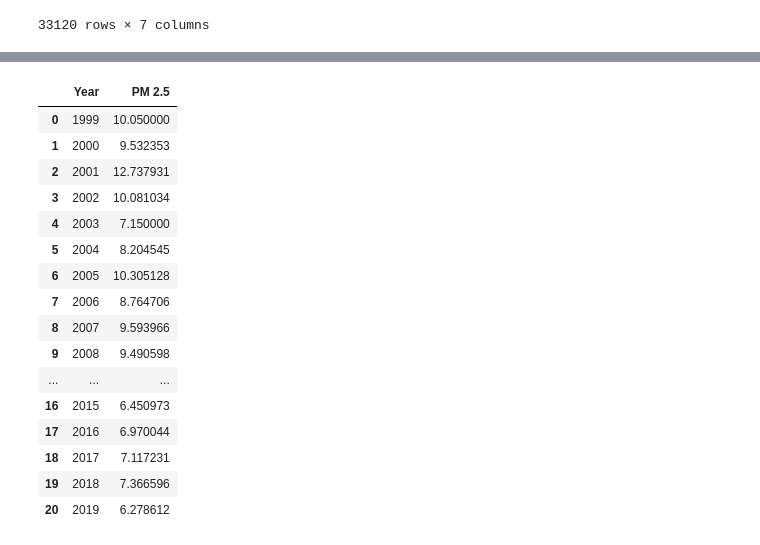
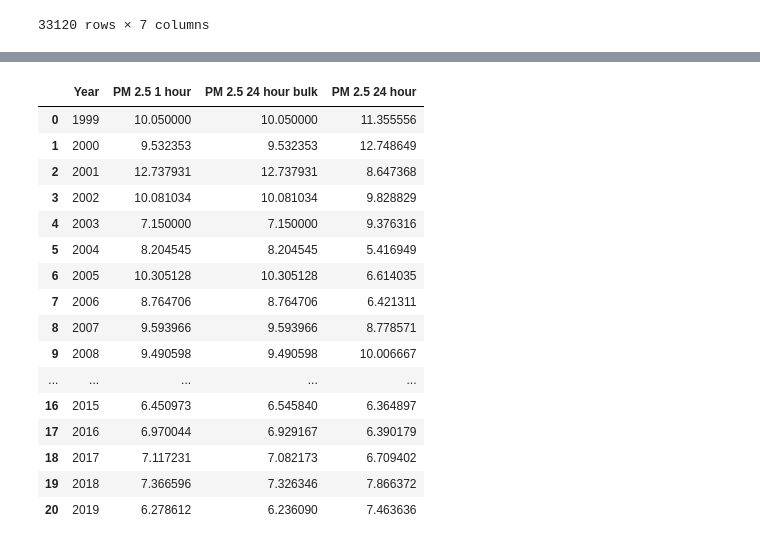
Before and after one commit to abbylemon/fake-news, a Jupyter notebook: AirQuality.ipynb, the cells around one changed output, grey strips where cells are left out. Saved outputs shown, nothing was run; the diff lists cells and outputs as text; code cells hidden in the pictures.

```diff
--- a/AirQuality.ipynb
+++ b/AirQuality.ipynb
@@ -66,9 +66,11 @@ census_pd
 # by state (minnesota)
 email = 'abby.lemon22@gmail.com'
 state_code = "27"
-pm2_5 = []
+pm2_5_1Hour = []
+pm2_5_24HourBulk = []
+pm2_5_24Hour = []
 year_list = []
-years = [x for x in range(1980,2020)]
+years = [x for x in range(1989,2020)]
 # PM2.5 - Local Conditions
 pollutant = "88101"
 for year in years:
@@ -79,7 +81,9 @@ for year in years:
     response = requests.get(url).json()
     try:
 #         print(url)
-        pm2_5.append(response['Data'][0]['arithmetic_mean'])
+        pm2_5_1Hour.append(response['Data'][0]['arithmetic_mean'])
+        pm2_5_24HourBulk.append(response['Data'][1]['arithmetic_mean'])
+        pm2_5_24Hour.append(response['Data'][5]['arithmetic_mean'])
         year_list.append(response['Data'][0]['year'])
     except:
         print(f"had to skip {year}")
@@ -105,26 +111,28 @@ https://aqs.epa.gov/data/api/annualData/byState?email=abby.lemon22@gmail.com&key
 # %%
-pm2_5_df = pd.DataFrame([year_list,pm2_5]).T
+pm2_5_df = pd.DataFrame([year_list,pm2_5_1Hour,pm2_5_24HourBulk,pm2_5_24Hour]).T
 pm2_5_df = pm2_5_df.rename(columns={0:'Year',
-                                    1:'PM 2.5'
+                                    1:'PM 2.5 1 hour',
+                                    2:'PM 2.5 24 hour bulk',
+                                    3:'PM 2.5 24 hour'
 })
 pm2_5_df['Year'] = pm2_5_df['Year'].astype(int)
 # pm2_5_df['PM 2.5'] = pm2_5
 pm2_5_df
 # %% [output]
-|  | Year | PM 2.5 |
-| 0 | 1999 | 10.050000 |
-| 1 | 2000 | 9.532353 |
-| 2 | 2001 | 12.737931 |
-| 3 | 2002 | 10.081034 |
-| 4 | 2003 | 7.150000 |
-| 5 | 2004 | 8.204545 |
-| 6 | 2005 | 10.305128 |
-| 7 | 2006 | 8.764706 |
-| 8 | 2007 | 9.593966 |
-| 9 | 2008 | 9.490598 |
-| ... | ... | ... |
-| 16 | 2015 | 6.450973 |
-| 17 | 2016 | 6.970044 |
-| 18 | 2017 | 7.117231 |
-| 19 | 2018 | 7.366596 |
-| 20 | 2019 | 6.278612 |
+|  | Year | PM 2.5 1 hour | PM 2.5 24 hour bulk | PM 2.5 24 hour |
+| 0 | 1999 | 10.050000 | 10.050000 | 11.355556 |
+| 1 | 2000 | 9.532353 | 9.532353 | 12.748649 |
+| 2 | 2001 | 12.737931 | 12.737931 | 8.647368 |
+| 3 | 2002 | 10.081034 | 10.081034 | 9.828829 |
+| 4 | 2003 | 7.150000 | 7.150000 | 9.376316 |
+| 5 | 2004 | 8.204545 | 8.204545 | 5.416949 |
+| 6 | 2005 | 10.305128 | 10.305128 | 6.614035 |
+| 7 | 2006 | 8.764706 | 8.764706 | 6.421311 |
+| 8 | 2007 | 9.593966 | 9.593966 | 8.778571 |
+| 9 | 2008 | 9.490598 | 9.490598 | 10.006667 |
+| ... | ... | ... | ... | ... |
+| 16 | 2015 | 6.450973 | 6.545840 | 6.364897 |
+| 17 | 2016 | 6.970044 | 6.929167 | 6.390179 |
+| 18 | 2017 | 7.117231 | 7.082173 | 6.709402 |
+| 19 | 2018 | 7.366596 | 7.326346 | 7.866372 |
+| 20 | 2019 | 6.278612 | 6.236090 | 7.463636 |
```
Also changed, not shown: parts of 2 cells of this notebook.
